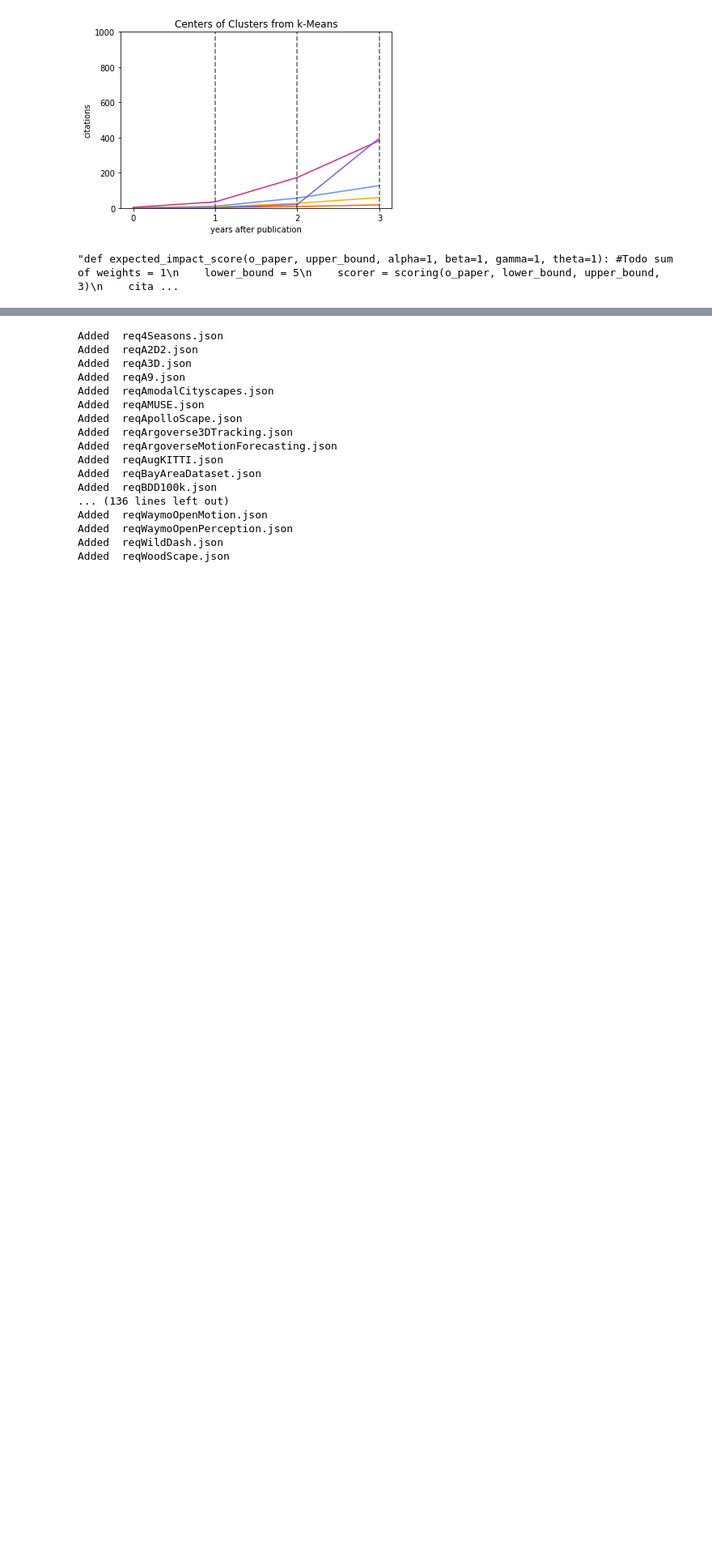
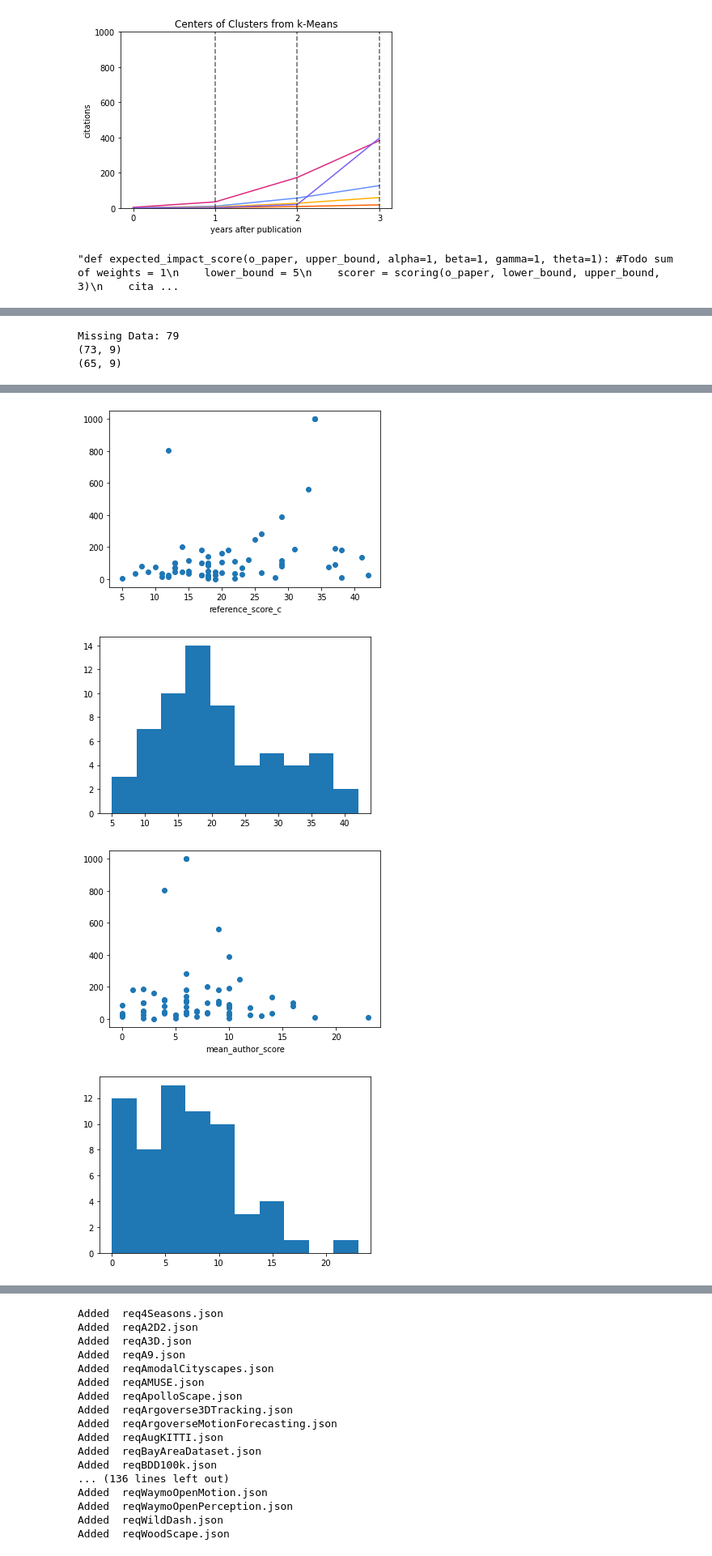
Before and after one commit to daniel-bogdoll/ad_datasets_influence, a Jupyter notebook: analysis.ipynb, the cells around one changed output, grey strips where cells are left out. Shown at 81% size. Drawn from its saved outputs; the diff is of its cells as text; code cells hidden in the pictures; blank space fills up the shorter version.

```diff
--- a/analysis.ipynb
+++ b/analysis.ipynb
@@ -291,7 +291,7 @@ def calc_h_score(citations):
 "def expected_impact_score(o_paper, upper_bound, alpha=1, beta=1, gamma=1, theta=1): #Todo sum of weights = 1\n    lower_bound = 5\n    scorer = scoring(o_paper, lower_bound, upper_bound, 3)\n    cita ...
 # %%
 def create_modelling_df(retrieved_data, lower_bound, upper_bound, impact_year):
-    array = np.zeros([len(retrieved_data), 4])
+    array = np.zeros([len(retrieved_data), 5])
 
     for paper_idx, paper in enumerate(tqdm(retrieved_data)):
         if 'paperInfo' in retrieved_data[paper_idx].keys() and 'year' in retrieved_data[paper_idx]['paperInfo'].keys():
@@ -305,8 +305,15 @@ def create_modelling_df(retrieved_data, lower_bound, upper_bound, impact_year):
             for author_number, author in enumerate(o_paper['paperInfo']['authors']):
                 single_author_score = scorer.citations_single_author_score(author_number)
                 ls_author_scores.append(single_author_score)
-            median_author_score = round(ls_author_scores[0], 0)
-            array[paper_idx][:4] = [citation_c, citations_citations_c, reference_score_c,  median_author_score]
+            first_author_score = round(ls_author_scores[0], 0)
+            if len(ls_author_scores)>1:
+                #print(len(ls_author_scores), ls_author_scores)
+                mean_author_score = round(np.mean(ls_author_scores[1:], 0))
+            elif len(ls_author_scores)==2:
+                mean_author_score = ls_author_scores[1]
+            else:
+                mean_author_score = 0
+            array[paper_idx][:5] = [citation_c, citations_citations_c, reference_score_c,  mean_author_score, first_author_score]
             array_idx += 1
     names = []
     year = []
@@ -343,7 +350,7 @@ def create_modelling_df(retrieved_data, lower_bound, upper_bound, impact_year):
     df['frames'] = frames
     df['similar_age_3m_percentile'] = similar_age_3m
     cols = list(df.columns)
-    cols[:4] = ['citation_c', 'citations_citations_c', 'reference_score_c', 'mean_author_score']
+    cols[:5] = ['citation_c', 'citations_citations_c', 'reference_score_c', 'mean_author_score', 'first_author_score']
     df.columns = cols
 
 
@@ -435,0 +420,22 @@ Missing Data: 79
+# %%
+wd = os.getcwd()
+wd = wd.replace('.ipynb_checkpoints', '')
+directory = os.path.join(wd, 'data', 'requests')
+retrieved_data =  []
+for file in os.listdir(directory):
+    with open(os.path.join(directory, file), "r") as j:
+        a = json.loads(j.read())
+        retrieved_data.append(a)
+        print('Added ', file)
+#retrieved_data
+retrieved_data = sorted(retrieved_data, key=itemgetter('citationCount'), reverse=True)
+
+df = create_modelling_df(retrieved_data, 3, 0, 3)
+modelling_df = convert_data(df)
+modelling_df_normalized = normalize(modelling_df)
+res, fitted_y, y_ols, x = modelling(modelling_df_normalized)
+print(sm.tools.eval_measures.mse(np.exp(fitted_y)-1, np.exp(y_ols))-1)
+# df = create_modelling_df(retrieved_data, 3, 0, 3)
+# modelling_df = convert_data(df)
+# modelling_df.corr()
+# %% [output]
@@ -435,0 +459,3 @@ Missing Data: 79
+Missing Data: 79
+(73, 9)
+(65, 9)
@@ -435,0 +464,4 @@ Missing Data: 79
+[figure, added]
+[figure, added]
+[figure, added]
+[figure, added]
```
Also changed, not shown: parts of 5 cells of this notebook.
